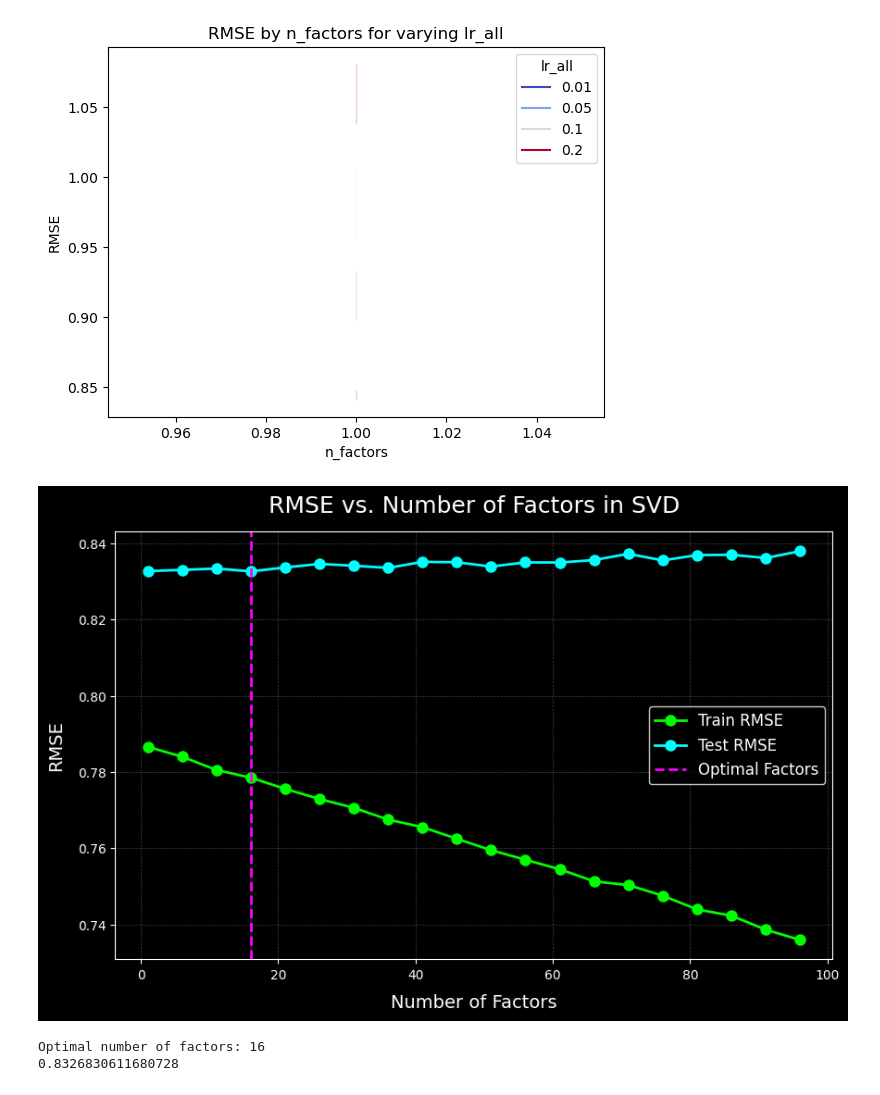
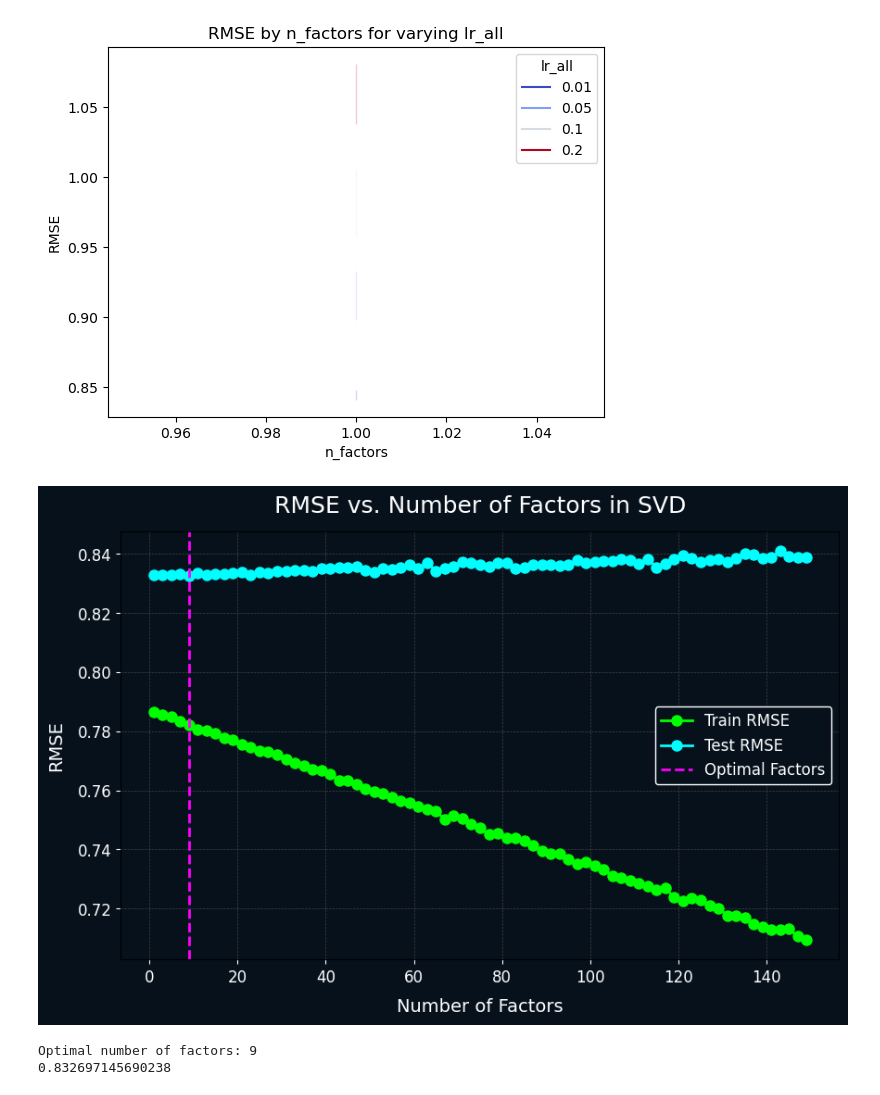
Before and after one commit to pvinnbru/data_integration, a Jupyter notebook: analysis/RecommenderNotebooks/SVDBasedRecommender.ipynb, the cells around one changed output. Saved outputs shown, nothing was run; the diff lists cells and outputs as text; code cells hidden in the pictures.

```diff
--- a/analysis/RecommenderNotebooks/SVDBasedRecommender.ipynb
+++ b/analysis/RecommenderNotebooks/SVDBasedRecommender.ipynb
@@ -298,7 +298,7 @@ reader = Reader(rating_scale=(1, 5))
 data = Dataset.load_from_df(user_ratings_df[["user_id", "dive_site_id", "rating"]], reader)
 
 # Range of factors to test
-n_factors_range = range(1, 100, 5)
+n_factors_range = range(1, 150, 2)
 
 # Store results
 train_rmse = []
@@ -324,42 +324,47 @@ for n_factors in n_factors_range:
 # Plot results
 import matplotlib.pyplot as plt
 
-# Customize plot with black background and neon colors
-plt.figure(figsize=(10, 6))
-plt.style.use('dark_background')  # Set background to black
+# Customize plot with custom dark background (#06111C) and neon colors
+plt.figure(figsize=(10, 6), facecolor='#06111C')  # Set figure background to #06111C
+ax = plt.gca()  # Get current axes
+ax.set_facecolor('#06111C')  # Set axes background to #06111C
 
 # Define neon colors
 train_color = '#00FF00'  # Neon green
 test_color = '#00FFFF'   # Neon cyan
 optimal_color = '#FF00FF'  # Neon magenta
 
 # Plot with larger text and neon colors
 plt.plot(n_factors_range, train_rmse, label='Train RMSE', marker='o', color=train_color, markersize=8, linewidth=2)
 plt.plot(n_factors_range, test_rmse, label='Test RMSE', marker='o', color=test_color, markersize=8, linewidth=2)
 plt.axvline(x=n_factors_range[test_rmse.index(min(test_rmse))], color=optimal_color, linestyle='--', label='Optimal Factors', linewidth=2)
 
 # Enhance titles and labels
 plt.title('RMSE vs. Number of Factors in SVD', fontsize=18, color='white', pad=15)
 plt.xlabel('Number of Factors', fontsize=14, color='white', labelpad=10)
 plt.ylabel('RMSE', fontsize=14, color='white', labelpad=10)
 
+# Customize tick parameters
+ax.tick_params(axis='both', which='major', labelsize=12, colors='white')  # Set tick labels to white
+ax.tick_params(axis='both', which='minor', labelsize=10, colors='white')
+
 # Customize legend
-plt.legend(fontsize=12, facecolor='black', edgecolor='white')
+plt.legend(fontsize=12, facecolor='#06111C', edgecolor='white', framealpha=1, labelcolor='white')  # Set legend text to white
 
 # Add grid
 plt.grid(True, which='both', color='#444444', linestyle='--', linewidth=0.5)
 
 # Display plot
 plt.show()
 
 # Print optimal number of factors
 optimal_factors = n_factors_range[test_rmse.index(min(test_rmse))]
 print(f"Optimal number of factors: {optimal_factors}")
 print(min(test_rmse))
 # %% [output]
-[figure, old version]
+[figure, new version]
-Optimal number of factors: 16
-0.8326830611680728
+Optimal number of factors: 9
+0.832697145690238
 # %%
 import matplotlib.pyplot as plt
 from surprise import NMF, Dataset, Reader
```
Also changed, not shown: parts of 1 cell of this notebook, 3 other files.
